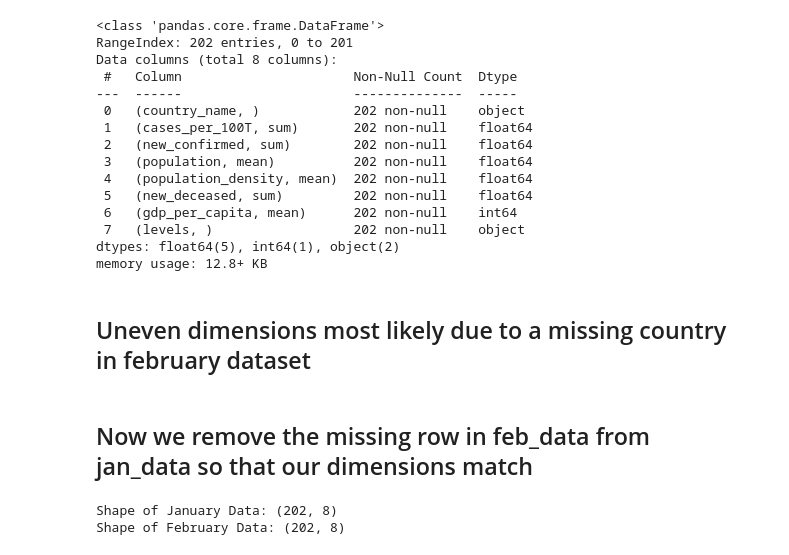
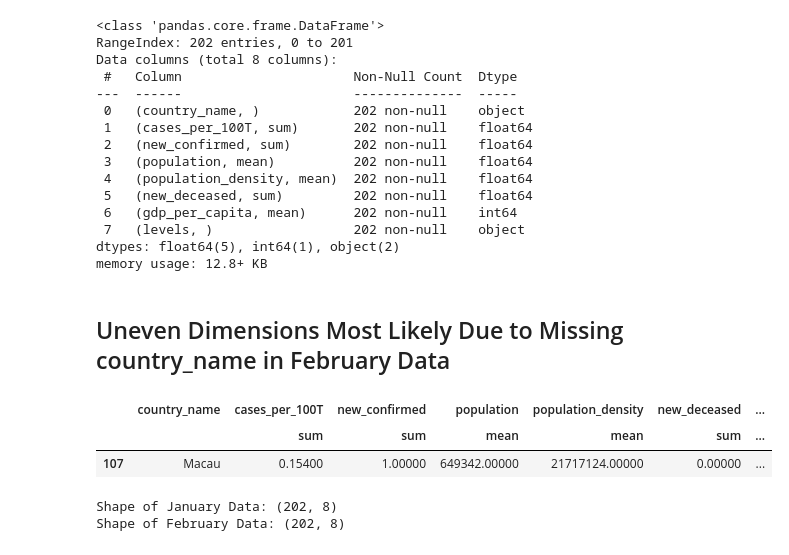
Before and after one commit to arisnbrio/covid-19-country-infection-levels, a Jupyter notebook: CountryClassificationLog.ipynb, the cells around one changed output. Drawn from its saved outputs; the diff is of its cells as text; code cells hidden in the pictures.

```diff
--- a/CountryClassificationLog.ipynb
+++ b/CountryClassificationLog.ipynb
@@ -214,8 +214,13 @@ Data columns (total 8 columns):
  7   (levels, )                  202 non-null    object
 dtypes: float64(5), int64(1), object(2)
 memory usage: 12.8+ KB
-# %% [markdown]
-## Uneven dimensions most likely due to a missing country in february dataset
-# %% [markdown]
-## Now we remove the missing row in feb_data from jan_data so that our dimensions match
+# %% [markdown]
+## Uneven Dimensions Most Likely Due to Missing country_name in February Data
+# %%
+# Finding missing country from February data
+jan_data.loc[~jan_data.country_name.isin(feb_data['country_name'])]
+# %% [output]
+|  | country_name | cases_per_100T | new_confirmed | population | population_density | new_deceased | ... |
+|  |  | sum | sum | mean | mean | sum | ... |
+| 107 | Macau | 0.15400 | 1.00000 | 649342.00000 | 21717124.00000 | 0.00000 | ... |
 # %%
```
Also changed, not shown: parts of 13 cells of this notebook.
